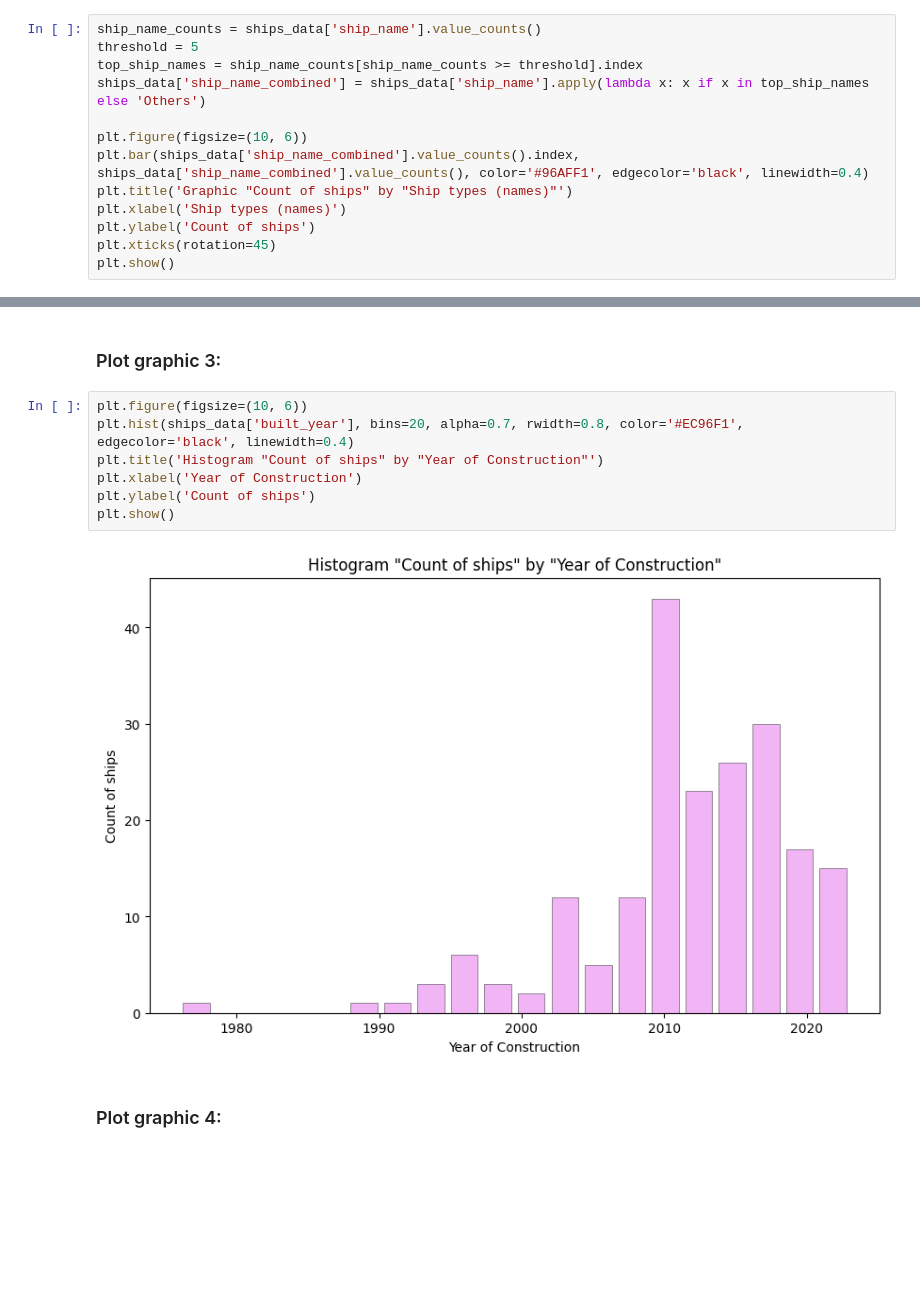
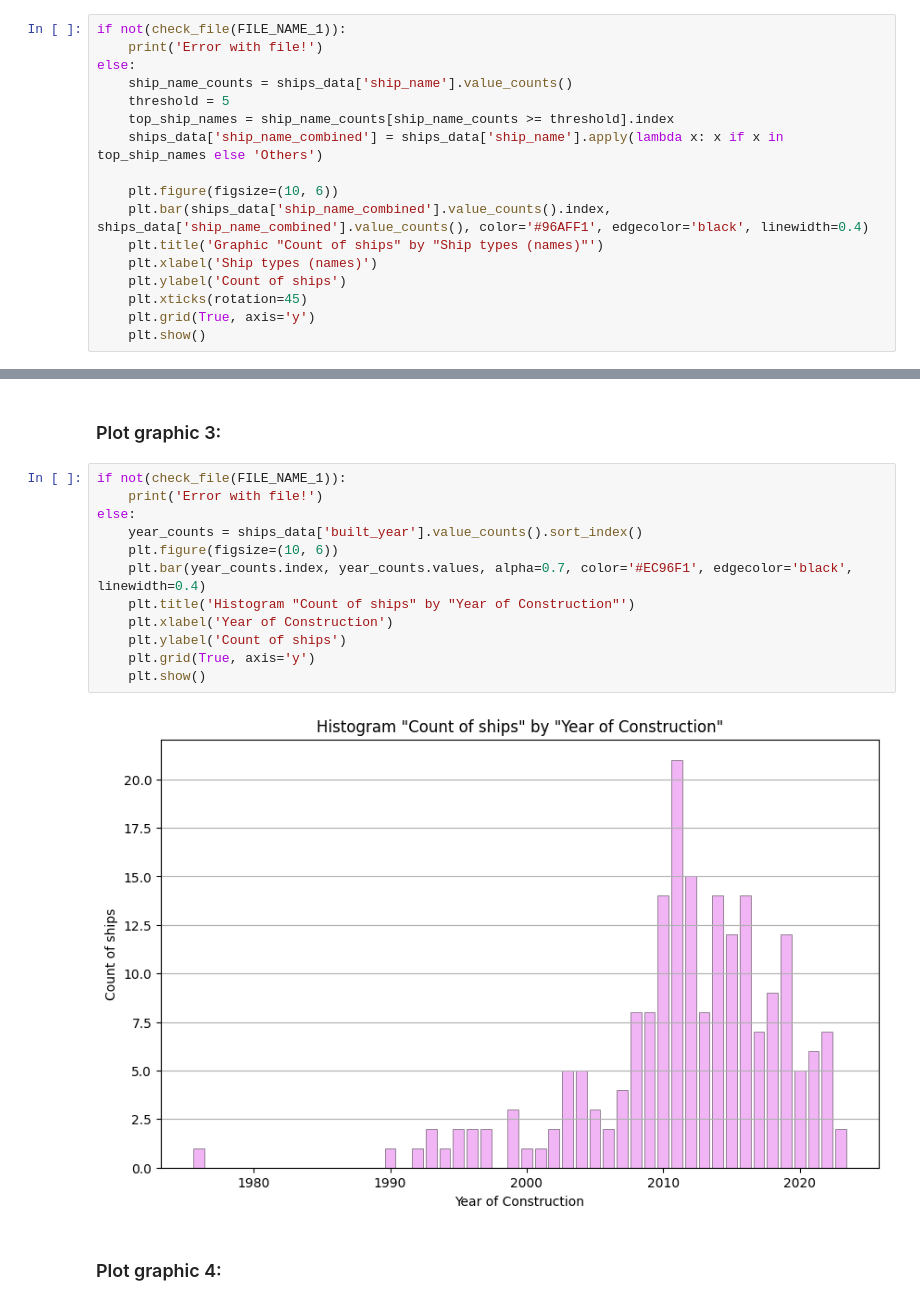
Before and after one commit to KovalevaaDaria/Yapp_on_Python_2_course, a Jupyter notebook: main_file.ipynb, the cells around one changed output, grey strips where cells are left out. Saved outputs shown, nothing was run; the diff lists cells and outputs as text; blank space fills up the shorter version.

```diff
--- a/main_file.ipynb
+++ b/main_file.ipynb
@@ -38,16 +53,20 @@ plt.show()
 # %% [markdown]
 ### Plot graphic 2:
 # %%
-ship_name_counts = ships_data['ship_name'].value_counts()
-threshold = 5
-top_ship_names = ship_name_counts[ship_name_counts >= threshold].index
-ships_data['ship_name_combined'] = ships_data['ship_name'].apply(lambda x: x if x in top_ship_names else 'Others')
+if not(check_file(FILE_NAME_1)):
+    print('Error with file!')
+else:
+    ship_name_counts = ships_data['ship_name'].value_counts()
+    threshold = 5
+    top_ship_names = ship_name_counts[ship_name_counts >= threshold].index
+    ships_data['ship_name_combined'] = ships_data['ship_name'].apply(lambda x: x if x in top_ship_names else 'Others')
 
-plt.figure(figsize=(10, 6))
-plt.bar(ships_data['ship_name_combined'].value_counts().index, ships_data['ship_name_combined'].value_counts(), color='#96AFF1', edgecolor='black', linewidth=0.4)
-plt.title('Graphic "Count of ships" by "Ship types (names)"')
-plt.xlabel('Ship types (names)')
-plt.ylabel('Count of ships')
-plt.xticks(rotation=45)
-plt.show()
+    plt.figure(figsize=(10, 6))
+    plt.bar(ships_data['ship_name_combined'].value_counts().index, ships_data['ship_name_combined'].value_counts(), color='#96AFF1', edgecolor='black', linewidth=0.4)
+    plt.title('Graphic "Count of ships" by "Ship types (names)"')
+    plt.xlabel('Ship types (names)')
+    plt.ylabel('Count of ships')
+    plt.xticks(rotation=45)
+    plt.grid(True, axis='y')
+    plt.show()
 # %% [output]
@@ -55,14 +74,19 @@ plt.show()
 # %% [markdown]
 ### Plot graphic 3:
 # %%
-plt.figure(figsize=(10, 6))
-plt.hist(ships_data['built_year'], bins=20, alpha=0.7, rwidth=0.8, color='#EC96F1', edgecolor='black', linewidth=0.4)
-plt.title('Histogram "Count of ships" by "Year of Construction"')
-plt.xlabel('Year of Construction')
-plt.ylabel('Count of ships')
-plt.show()
+if not(check_file(FILE_NAME_1)):
+    print('Error with file!')
+else:
+    year_counts = ships_data['built_year'].value_counts().sort_index()
+    plt.figure(figsize=(10, 6))
+    plt.bar(year_counts.index, year_counts.values, alpha=0.7, color='#EC96F1', edgecolor='black', linewidth=0.4)
+    plt.title('Histogram "Count of ships" by "Year of Construction"')
+    plt.xlabel('Year of Construction')
+    plt.ylabel('Count of ships')
+    plt.grid(True, axis='y')
+    plt.show()
 # %% [output]
-[figure, old version]
+[figure, new version]
 # %% [markdown]
 ### Plot graphic 4:
 # %%
```
Also changed, not shown: parts of 15 cells of this notebook.
